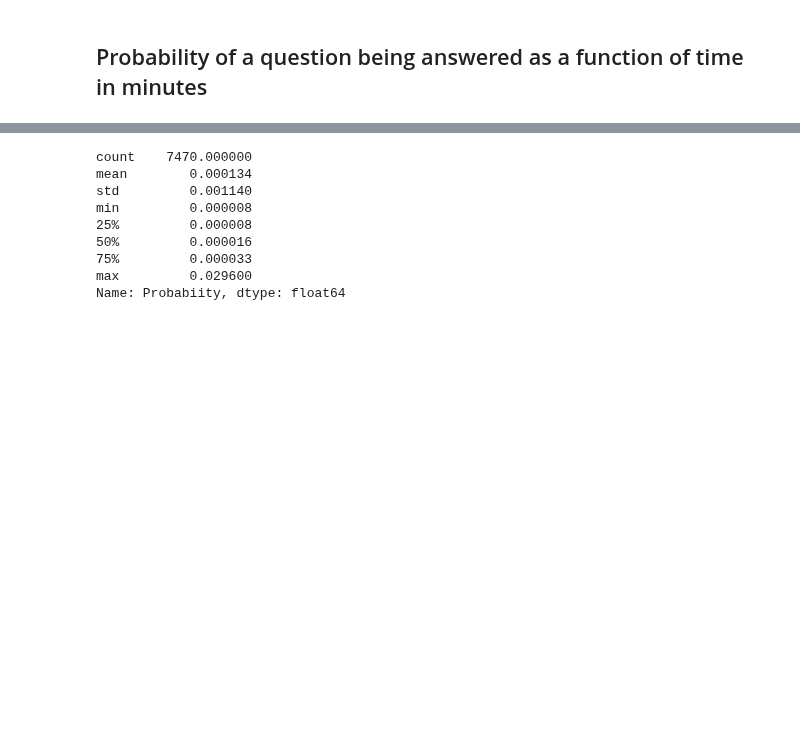
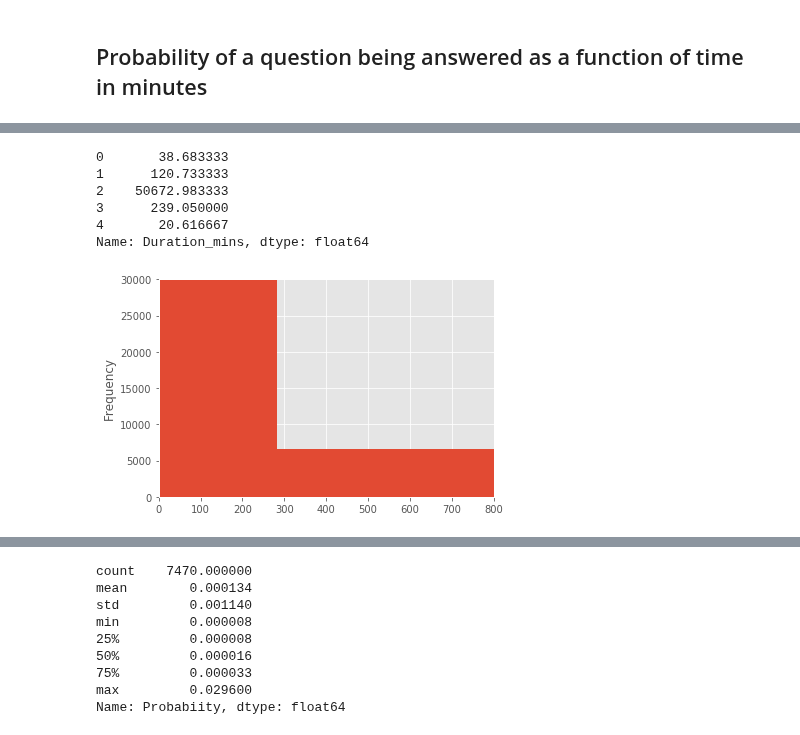
Before and after one commit to MaksimDan/160-Stackoverflow, a Jupyter notebook: source/eda/EDA-master.ipynb, the cells around one changed output, grey strips where cells are left out. Cells and saved outputs as stored; diff of their text form; code cells hidden in the pictures; blank space fills up the shorter version.

```diff
--- a/source/eda/EDA-master.ipynb
+++ b/source/eda/EDA-master.ipynb
@@ -121,7 +121,7 @@ df_answers.CreationDate = df_answers.CreationDate.str[:-4]
 # %%
 unix_ans = [date_ts(i) for i in df_answers.CreationDate]
 # %%
-df_answers_time = pd.DataFrame({'ParentID':df_answers.ParentID, 'Cr_time':unix_ans})
+df_answers_time = pd.DataFrame({'ParentID':df_answers.ParentId, 'Cr_time':unix_ans})
 # %%
 df_list = df_answers_time.groupby(df_answers_time.ParentID)
 # %%
@@ -143,0 +131,17 @@ print(yes, no)
+# %%
+one = 0
+two = 0
+three = 0
+fourplus = 0
+
+for i in ans_date:
+    if len(i) == 1:
+        one += 1
+    elif len(i) == 2:
+        two += 1
+    elif len(i) == 3:
+        three += 1
+    else:
+        fourplus += 1
+
+print(one, two, three, fourplus)
@@ -305,6 +395,22 @@ df_compare = pd.merge(df_parents_time, df_answers_time, on='ParentID')
 df_compare['Duration'] = df_compare.Cr_time - df_compare.Cr_time_parents
 # %%
 df_compare['Duration_mins'] = df_compare.Duration/60
+# %%
+df_compare.Duration_mins.head()
+# %% [output]
+0       38.683333
+1      120.733333
+2    50672.983333
+3      239.050000
+4       20.616667
+Name: Duration_mins, dtype: float64
+# %%
+df_compare.Duration_mins.plot(kind = 'hist', bins = 5000)
+plt.xlim(0,800)
+plt.ylim(0,30000)
+plt.show()
+# %% [output]
+[figure, added]
 # %%
 #Histogram
 df_compare.Duration_mins.plot(kind = 'hist', bins=5000, figsize=(8,6))
```
Also changed, not shown: parts of 33 cells of this notebook.
